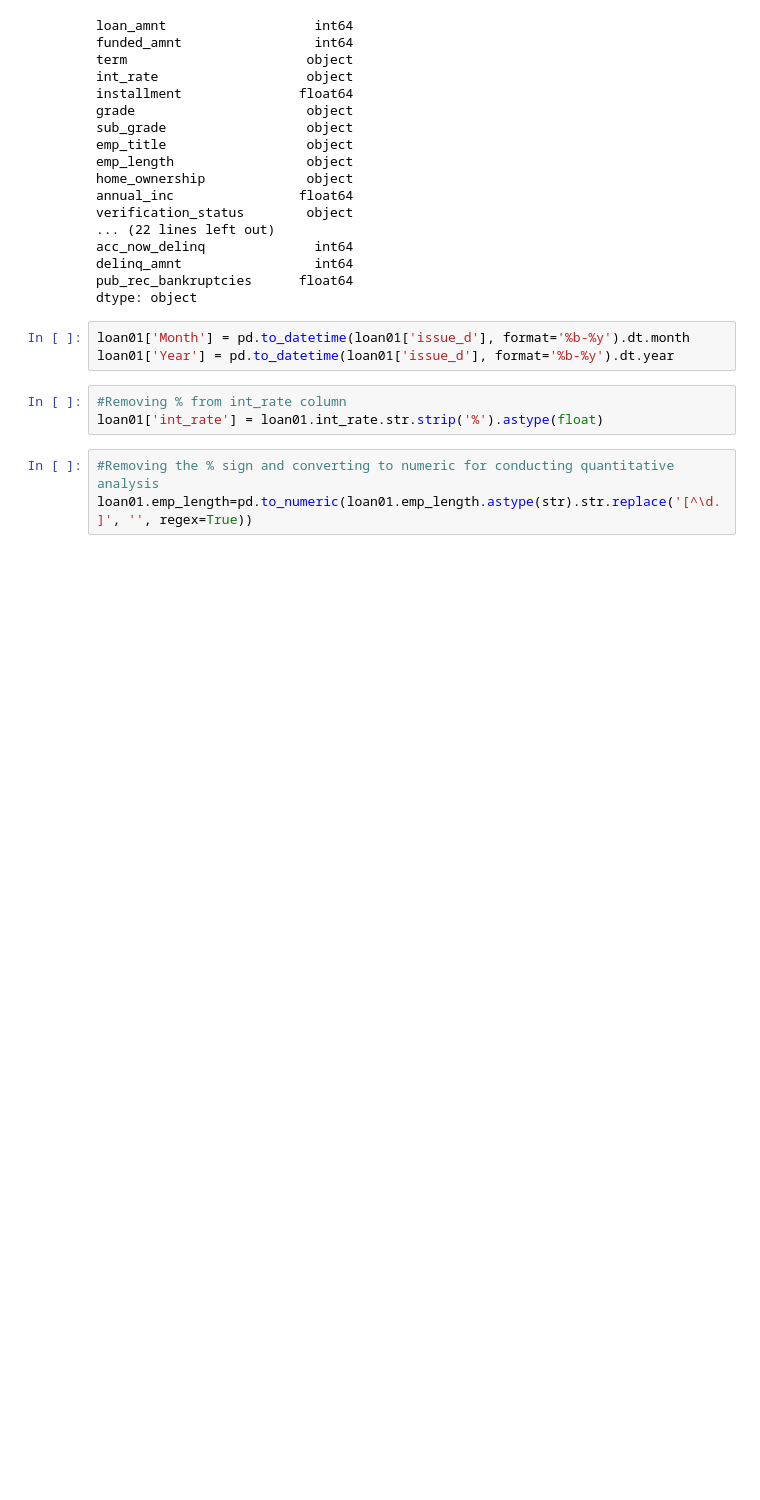
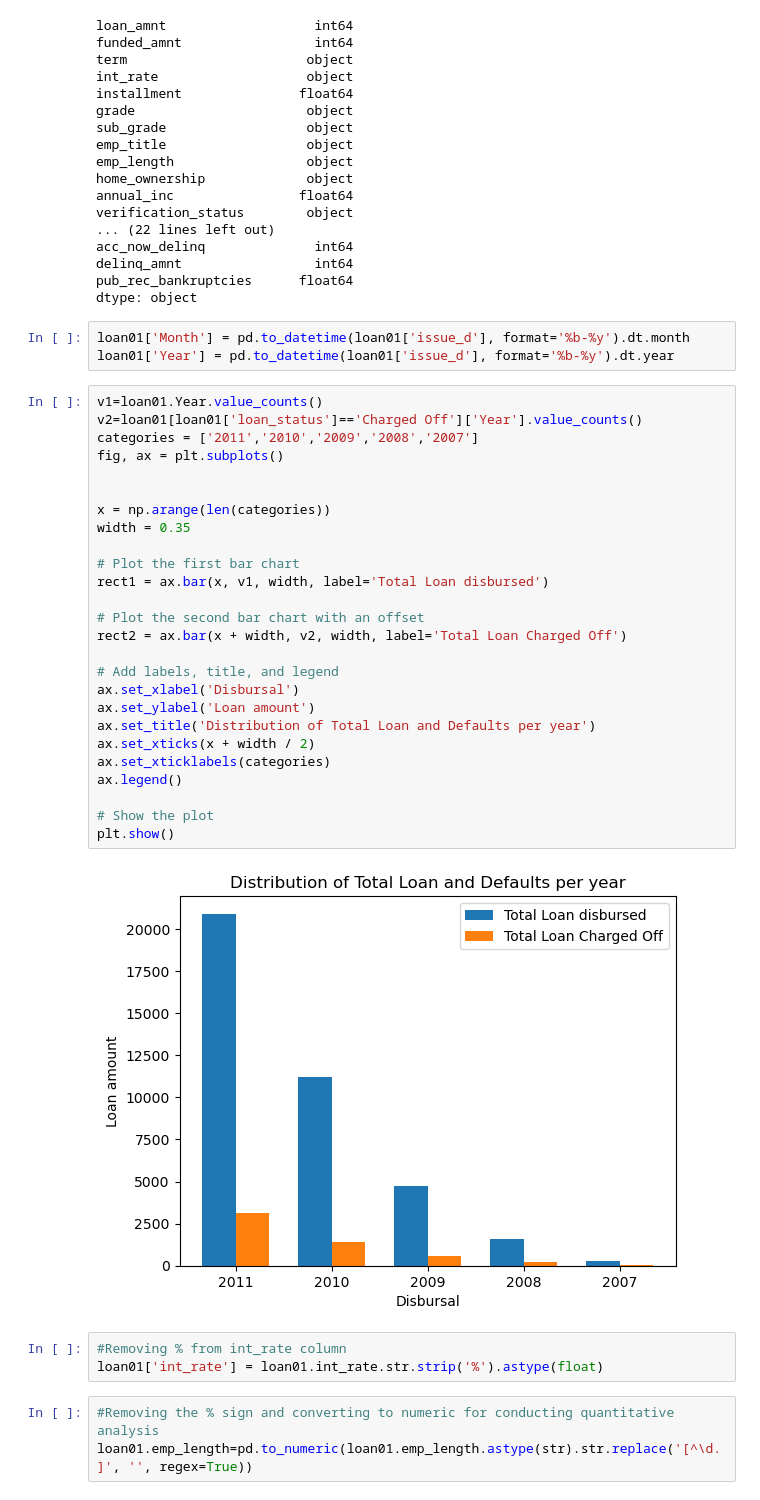
Before and after one commit to Suneha1119/EDA_LendingClubData, a Jupyter notebook: Neha_Sawadekar.ipynb, the cells around one changed output. Saved outputs shown, nothing was run; the diff lists cells and outputs as text; blank space fills up the shorter version.

```diff
--- a/Neha_Sawadekar.ipynb
+++ b/Neha_Sawadekar.ipynb
@@ -256,6 +256,34 @@ dtype: object
 # %%
 loan01['Month'] = pd.to_datetime(loan01['issue_d'], format='%b-%y').dt.month
 loan01['Year'] = pd.to_datetime(loan01['issue_d'], format='%b-%y').dt.year
+# %%
+v1=loan01.Year.value_counts()
+v2=loan01[loan01['loan_status']=='Charged Off']['Year'].value_counts()
+categories = ['2011','2010','2009','2008','2007']
+fig, ax = plt.subplots()
+
+
+x = np.arange(len(categories))
+width = 0.35
+
+# Plot the first bar chart
+rect1 = ax.bar(x, v1, width, label='Total Loan disbursed')
+
+# Plot the second bar chart with an offset
+rect2 = ax.bar(x + width, v2, width, label='Total Loan Charged Off')
+
+# Add labels, title, and legend
+ax.set_xlabel('Disbursal')
+ax.set_ylabel('Loan amount')
+ax.set_title('Distribution of Total Loan and Defaults per year')
+ax.set_xticks(x + width / 2)
+ax.set_xticklabels(categories)
+ax.legend()
+
+# Show the plot
+plt.show()
+# %% [output]
+[figure, added]
 # %%
 #Removing % from int_rate column
 loan01['int_rate'] = loan01.int_rate.str.strip('%').astype(float)
```
Also changed, not shown: parts of 3 cells of this notebook.
